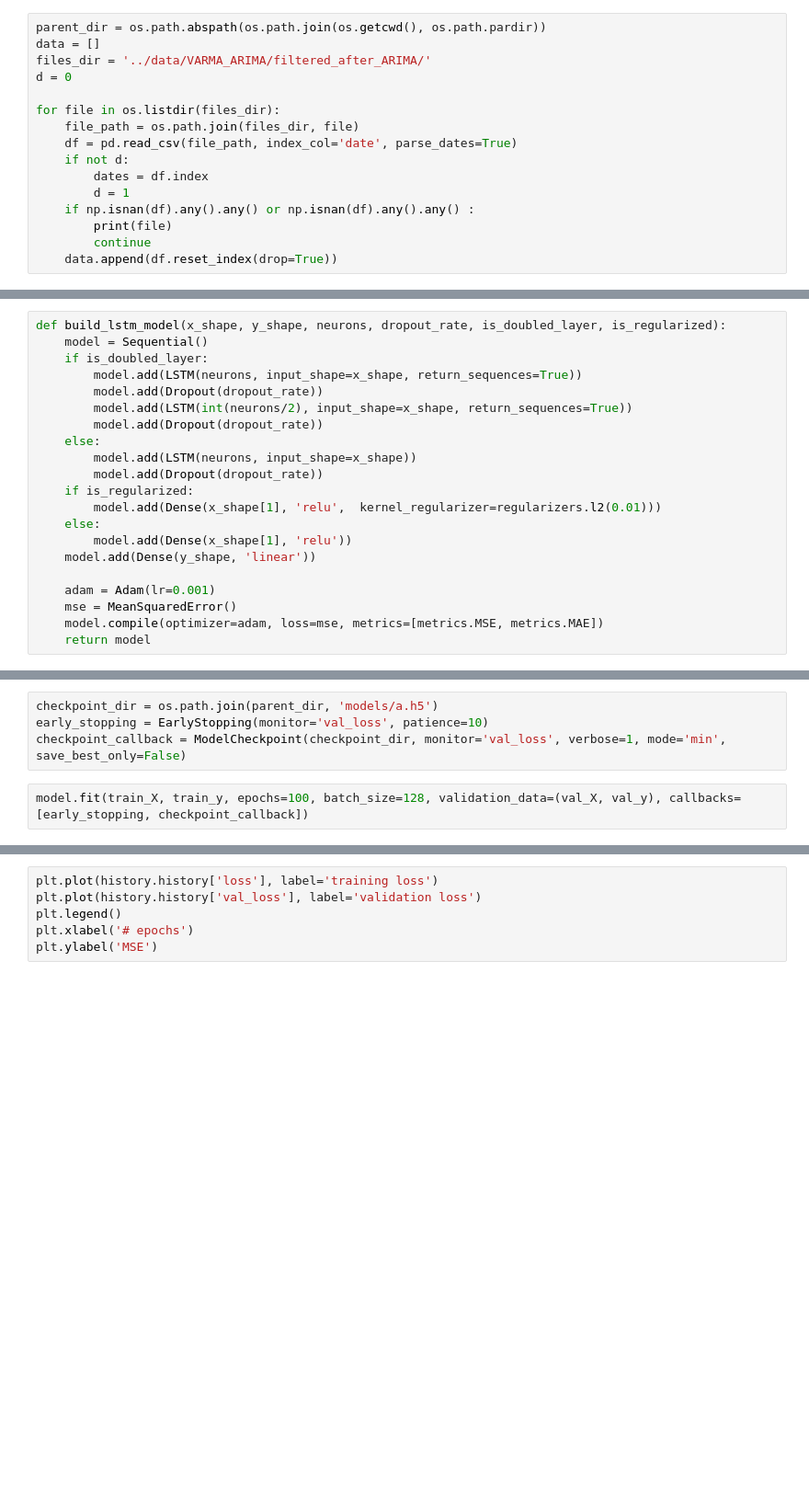
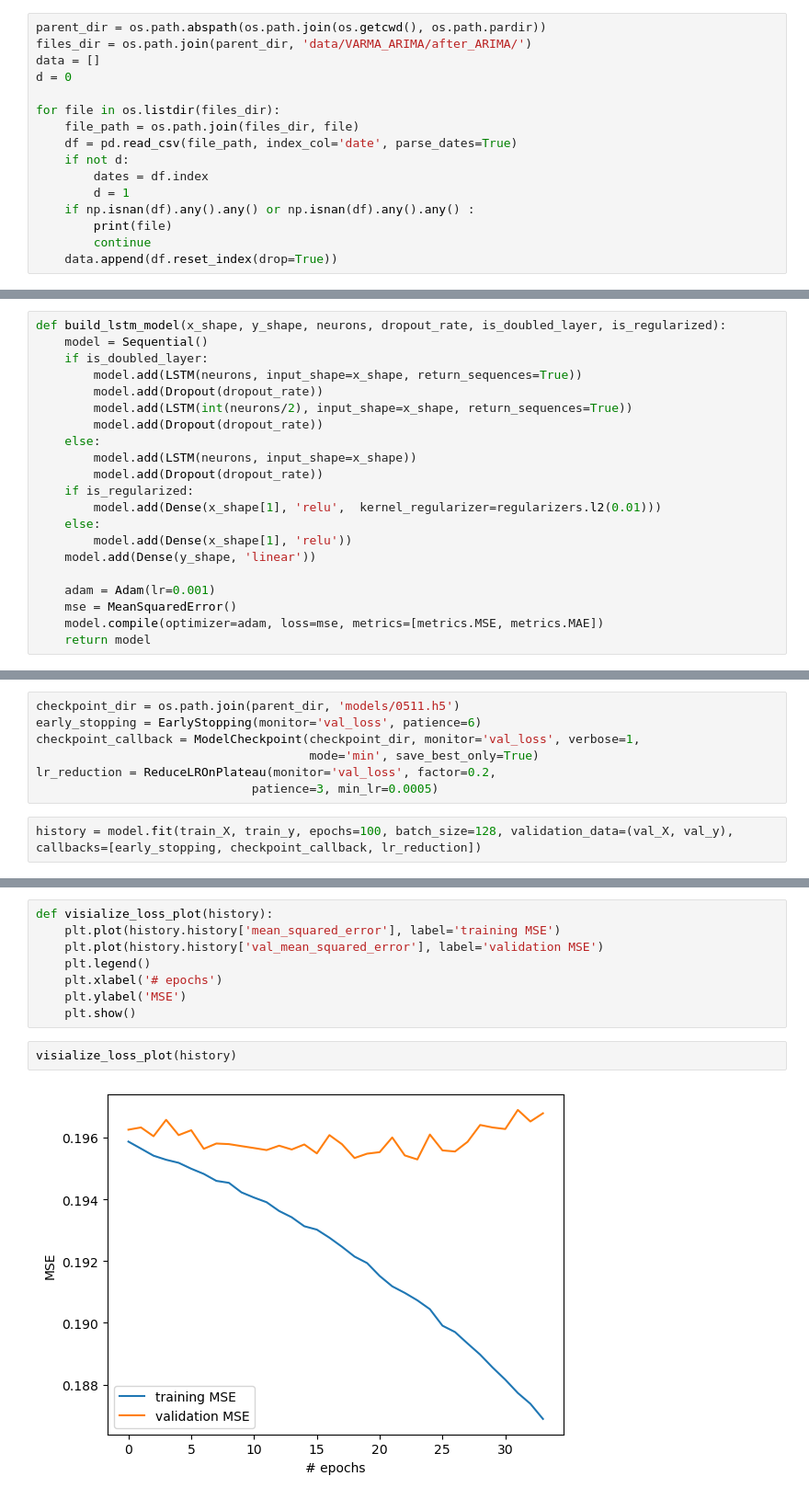
Before and after one commit to Seco1024/ARIMA-MRRNN, a Jupyter notebook: src/lstm.ipynb, the cells around one changed output, grey strips where cells are left out. Shown at 92% size. Drawn from its saved outputs; the diff is of its cells as text; blank space fills up the shorter version.

Commit message:
feat: lstm training

```diff
--- a/src/lstm.ipynb
+++ b/src/lstm.ipynb
@@ -15,8 +15,8 @@ import os
 ## **ARIMA input**
 # %%
 parent_dir = os.path.abspath(os.path.join(os.getcwd(), os.path.pardir))
+files_dir = os.path.join(parent_dir, 'data/VARMA_ARIMA/after_ARIMA/')
 data = []
-files_dir = '../data/VARMA_ARIMA/filtered_after_ARIMA/'
 d = 0
 
 for file in os.listdir(files_dir):
@@ -89,6 +116,9 @@ model.summary()
 # %%
-checkpoint_dir = os.path.join(parent_dir, 'models/a.h5')
-early_stopping = EarlyStopping(monitor='val_loss', patience=10)
-checkpoint_callback = ModelCheckpoint(checkpoint_dir, monitor='val_loss', verbose=1, mode='min', save_best_only=False)
+checkpoint_dir = os.path.join(parent_dir, 'models/0511.h5')
+early_stopping = EarlyStopping(monitor='val_loss', patience=6)
+checkpoint_callback = ModelCheckpoint(checkpoint_dir, monitor='val_loss', verbose=1,
+                                      mode='min', save_best_only=True)
+lr_reduction = ReduceLROnPlateau(monitor='val_loss', factor=0.2,
+                              patience=3, min_lr=0.0005)
 # %%
-model.fit(train_X, train_y, epochs=100, batch_size=128, validation_data=(val_X, val_y), callbacks=[early_stopping, checkpoint_callback])
+history = model.fit(train_X, train_y, epochs=100, batch_size=128, validation_data=(val_X, val_y), callbacks=[early_stopping, checkpoint_callback, lr_reduction])
@@ -95,6 +143,12 @@ model.fit(train_X, train_y, epochs=100, batch_size=128, validation_data=(val_X,
 # %%
-plt.plot(history.history['loss'], label='training loss')
-plt.plot(history.history['val_loss'], label='validation loss')
-plt.legend()
-plt.xlabel('# epochs')
-plt.ylabel('MSE')
+def visialize_loss_plot(history):
+    plt.plot(history.history['mean_squared_error'], label='training MSE')
+    plt.plot(history.history['val_mean_squared_error'], label='validation MSE')
+    plt.legend()
+    plt.xlabel('# epochs')
+    plt.ylabel('MSE')
+    plt.show()
+# %%
+visialize_loss_plot(history)
+# %% [output]
+[figure, added]
```
Also changed, not shown: parts of 8 cells of this notebook, 3 other files.
